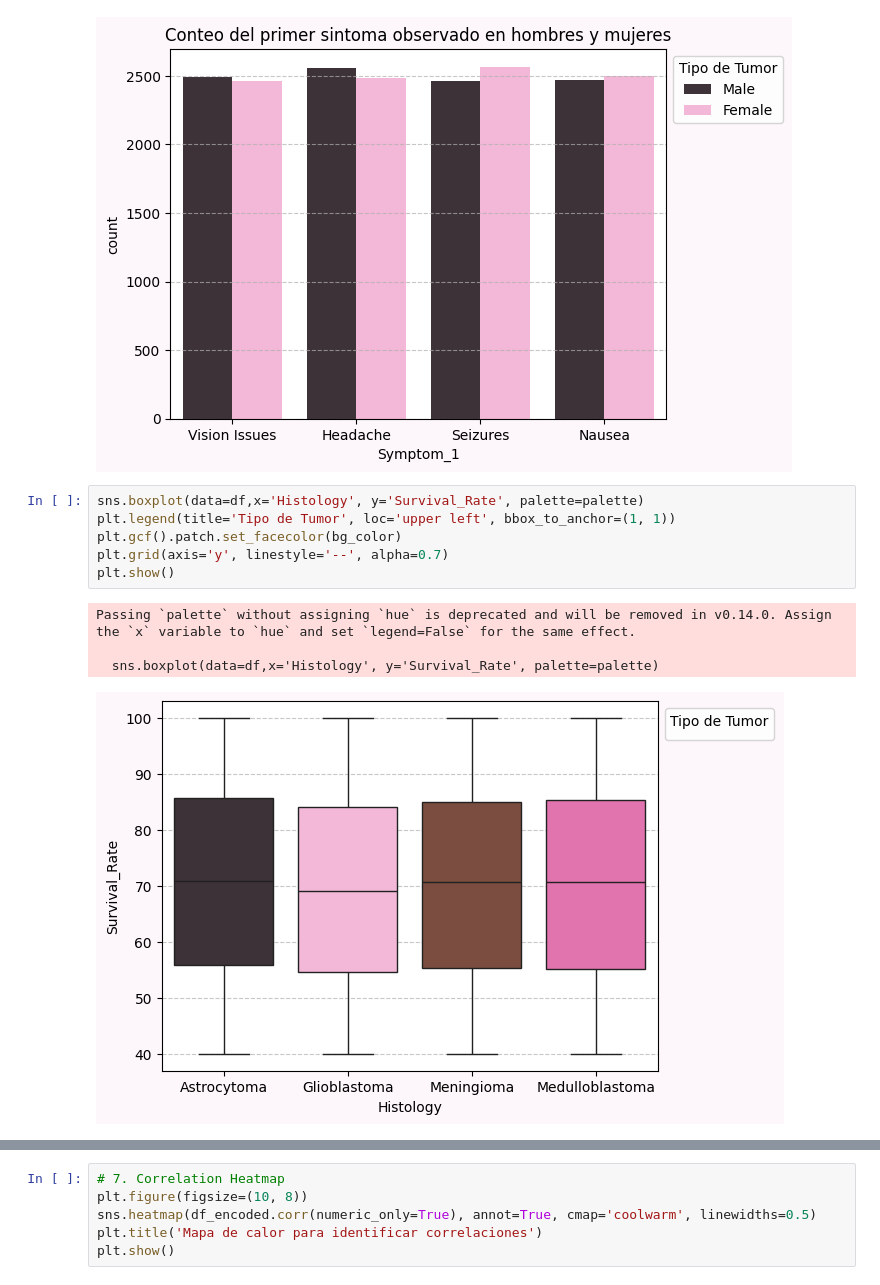
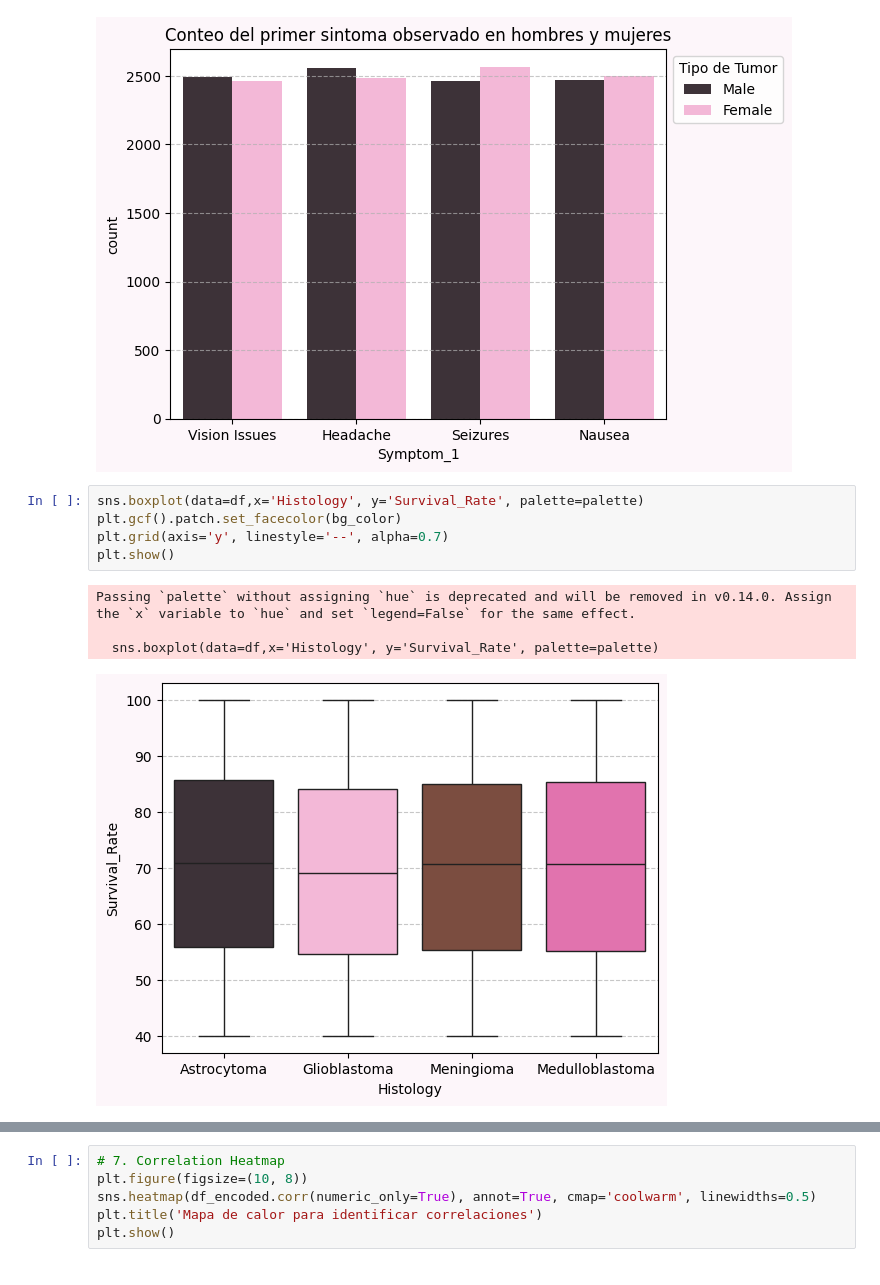
Before and after one commit to Federico-Vichachi/brain-tumor-analysis, a Jupyter notebook: notebooks/02_exploratory_data_analysis.ipynb, the cells around one changed output, grey strips where cells are left out. Drawn from its saved outputs; the diff is of its cells as text.

```diff
--- a/notebooks/02_exploratory_data_analysis.ipynb
+++ b/notebooks/02_exploratory_data_analysis.ipynb
@@ -105,14 +121,13 @@ plt.show()
 [figure]
 # %%
 sns.boxplot(data=df,x='Histology', y='Survival_Rate', palette=palette)
-plt.legend(title='Tipo de Tumor', loc='upper left', bbox_to_anchor=(1, 1))
 plt.gcf().patch.set_facecolor(bg_color)
 plt.grid(axis='y', linestyle='--', alpha=0.7)
 plt.show()
 # %% [output]
 Passing `palette` without assigning `hue` is deprecated and will be removed in v0.14.0. Assign the `x` variable to `hue` and set `legend=False` for the same effect.
 
   sns.boxplot(data=df,x='Histology', y='Survival_Rate', palette=palette)
-[figure, old version]
+[figure, new version]
 # %%
 sns.boxplot(data=df,x='Location', y='Survival_Rate', palette=palette)
```
Also changed, not shown: parts of 12 cells of this notebook.
